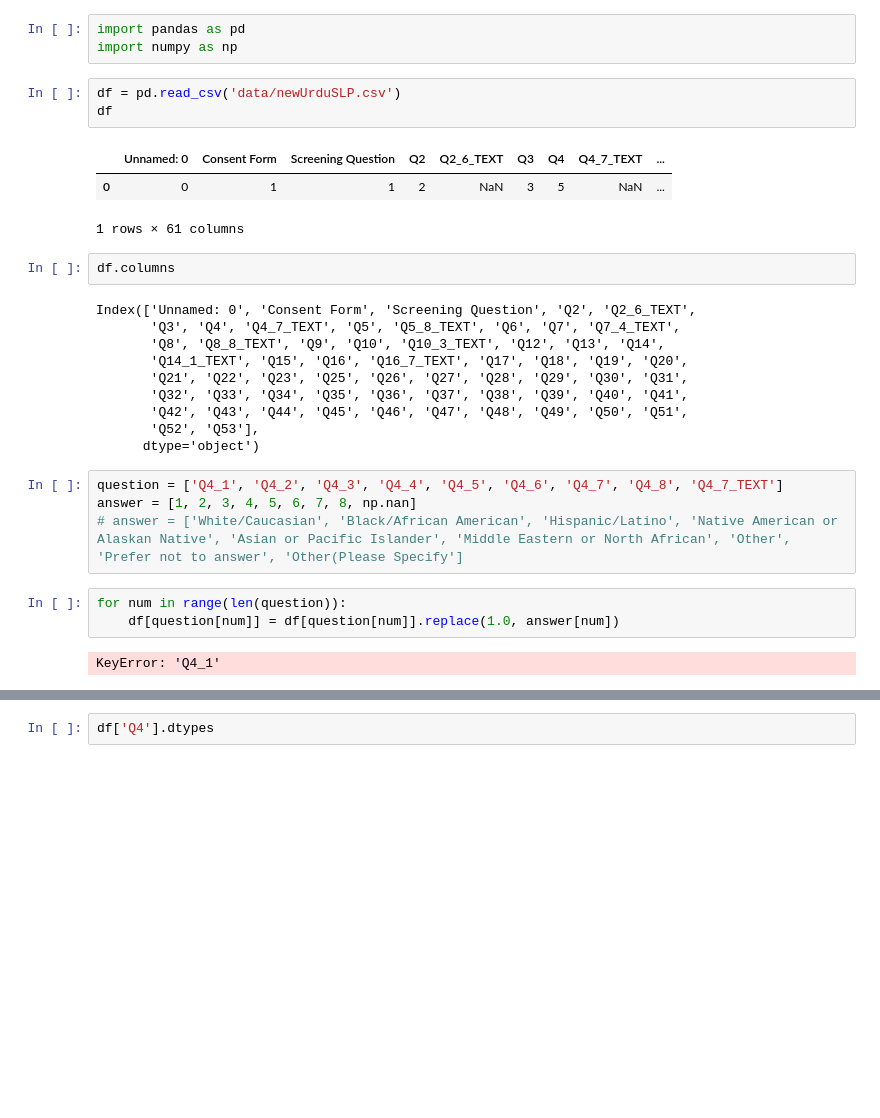
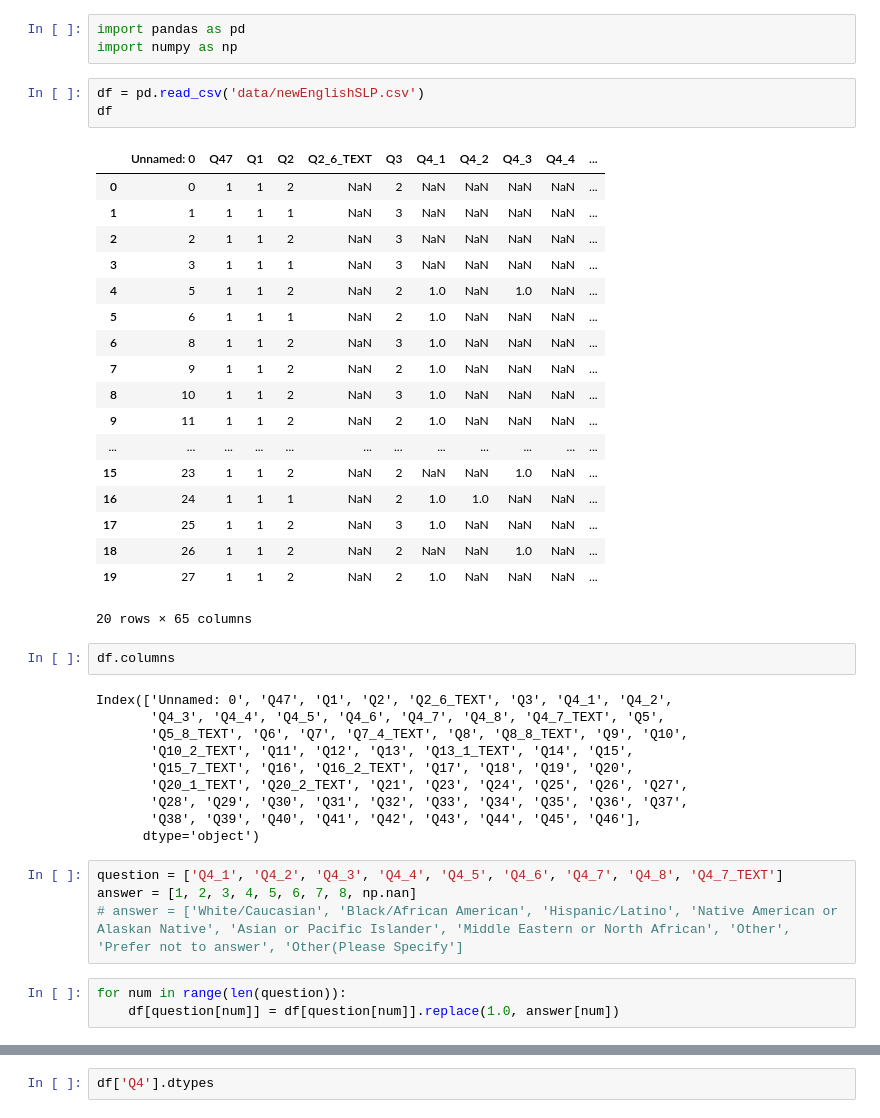
Before and after one commit to lozo6/slp-survey-analytics, a Jupyter notebook: enhance.ipynb, the cells around one changed output, grey strips where cells are left out. Drawn from its saved outputs; the diff is of its cells as text; blank space fills up the shorter version.

Commit message:
change in data

```diff
--- a/enhance.ipynb
+++ b/enhance.ipynb
@@ -2,23 +2,38 @@
 import pandas as pd
 import numpy as np
 # %%
-df = pd.read_csv('data/newUrduSLP.csv')
+df = pd.read_csv('data/newEnglishSLP.csv')
 df
 # %% [output]
-|  | Unnamed: 0 | Consent Form | Screening Question | Q2 | Q2_6_TEXT | Q3 | Q4 | Q4_7_TEXT | ... |
-| 0 | 0 | 1 | 1 | 2 | NaN | 3 | 5 | NaN | ... |
+|  | Unnamed: 0 | Q47 | Q1 | Q2 | Q2_6_TEXT | Q3 | Q4_1 | Q4_2 | Q4_3 | Q4_4 | ... |
+| 0 | 0 | 1 | 1 | 2 | NaN | 2 | NaN | NaN | NaN | NaN | ... |
+| 1 | 1 | 1 | 1 | 1 | NaN | 3 | NaN | NaN | NaN | NaN | ... |
+| 2 | 2 | 1 | 1 | 2 | NaN | 3 | NaN | NaN | NaN | NaN | ... |
+| 3 | 3 | 1 | 1 | 1 | NaN | 3 | NaN | NaN | NaN | NaN | ... |
+| 4 | 5 | 1 | 1 | 2 | NaN | 2 | 1.0 | NaN | 1.0 | NaN | ... |
+| 5 | 6 | 1 | 1 | 1 | NaN | 2 | 1.0 | NaN | NaN | NaN | ... |
+| 6 | 8 | 1 | 1 | 2 | NaN | 3 | 1.0 | NaN | NaN | NaN | ... |
+| 7 | 9 | 1 | 1 | 2 | NaN | 2 | 1.0 | NaN | NaN | NaN | ... |
+| 8 | 10 | 1 | 1 | 2 | NaN | 3 | 1.0 | NaN | NaN | NaN | ... |
+| 9 | 11 | 1 | 1 | 2 | NaN | 2 | 1.0 | NaN | NaN | NaN | ... |
+| ... | ... | ... | ... | ... | ... | ... | ... | ... | ... | ... | ... |
+| 15 | 23 | 1 | 1 | 2 | NaN | 2 | NaN | NaN | 1.0 | NaN | ... |
+| 16 | 24 | 1 | 1 | 1 | NaN | 2 | 1.0 | 1.0 | NaN | NaN | ... |
+| 17 | 25 | 1 | 1 | 2 | NaN | 3 | 1.0 | NaN | NaN | NaN | ... |
+| 18 | 26 | 1 | 1 | 2 | NaN | 2 | NaN | NaN | 1.0 | NaN | ... |
+| 19 | 27 | 1 | 1 | 2 | NaN | 2 | 1.0 | NaN | NaN | NaN | ... |
-1 rows × 61 columns
+20 rows × 65 columns
 # %%
 df.columns
 # %% [output]
-Index(['Unnamed: 0', 'Consent Form', 'Screening Question', 'Q2', 'Q2_6_TEXT',
-       'Q3', 'Q4', 'Q4_7_TEXT', 'Q5', 'Q5_8_TEXT', 'Q6', 'Q7', 'Q7_4_TEXT',
-       'Q8', 'Q8_8_TEXT', 'Q9', 'Q10', 'Q10_3_TEXT', 'Q12', 'Q13', 'Q14',
-       'Q14_1_TEXT', 'Q15', 'Q16', 'Q16_7_TEXT', 'Q17', 'Q18', 'Q19', 'Q20',
-       'Q21', 'Q22', 'Q23', 'Q25', 'Q26', 'Q27', 'Q28', 'Q29', 'Q30', 'Q31',
-       'Q32', 'Q33', 'Q34', 'Q35', 'Q36', 'Q37', 'Q38', 'Q39', 'Q40', 'Q41',
-       'Q42', 'Q43', 'Q44', 'Q45', 'Q46', 'Q47', 'Q48', 'Q49', 'Q50', 'Q51',
-       'Q52', 'Q53'],
+Index(['Unnamed: 0', 'Q47', 'Q1', 'Q2', 'Q2_6_TEXT', 'Q3', 'Q4_1', 'Q4_2',
+       'Q4_3', 'Q4_4', 'Q4_5', 'Q4_6', 'Q4_7', 'Q4_8', 'Q4_7_TEXT', 'Q5',
+       'Q5_8_TEXT', 'Q6', 'Q7', 'Q7_4_TEXT', 'Q8', 'Q8_8_TEXT', 'Q9', 'Q10',
+       'Q10_2_TEXT', 'Q11', 'Q12', 'Q13', 'Q13_1_TEXT', 'Q14', 'Q15',
+       'Q15_7_TEXT', 'Q16', 'Q16_2_TEXT', 'Q17', 'Q18', 'Q19', 'Q20',
+       'Q20_1_TEXT', 'Q20_2_TEXT', 'Q21', 'Q23', 'Q24', 'Q25', 'Q26', 'Q27',
+       'Q28', 'Q29', 'Q30', 'Q31', 'Q32', 'Q33', 'Q34', 'Q35', 'Q36', 'Q37',
+       'Q38', 'Q39', 'Q40', 'Q41', 'Q42', 'Q43', 'Q44', 'Q45', 'Q46'],
       dtype='object')
 # %%
 question = ['Q4_1', 'Q4_2', 'Q4_3', 'Q4_4', 'Q4_5', 'Q4_6', 'Q4_7', 'Q4_8', 'Q4_7_TEXT']
@@ -27,8 +42,6 @@ answer = [1, 2, 3, 4, 5, 6, 7, 8, np.nan]
 # %%
 for num in range(len(question)):
     df[question[num]] = df[question[num]].replace(1.0, answer[num])
-# %% [output]
-KeyError: 'Q4_1'
 # %%
 df[question]
 # %% [output]
```
Also changed, not shown: parts of 3 cells of this notebook, 2 other files.
